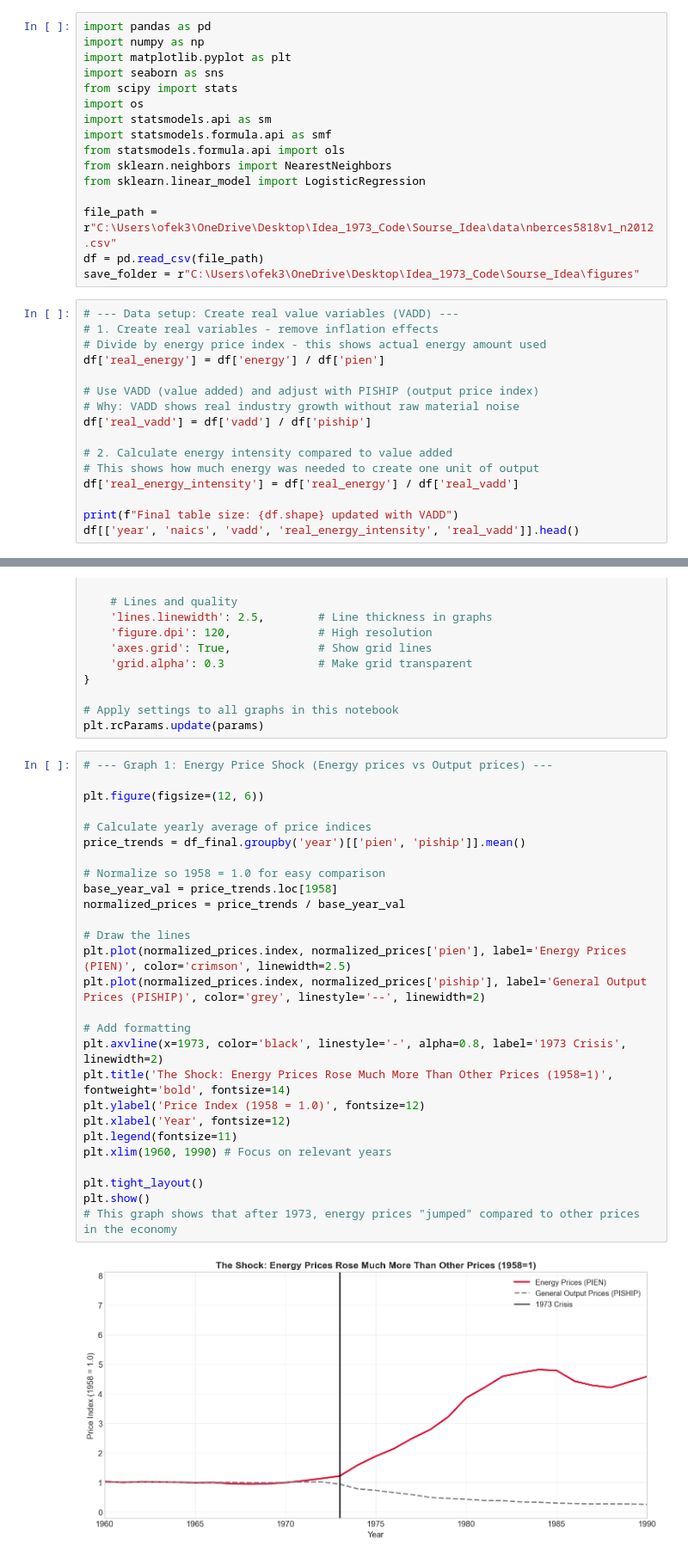
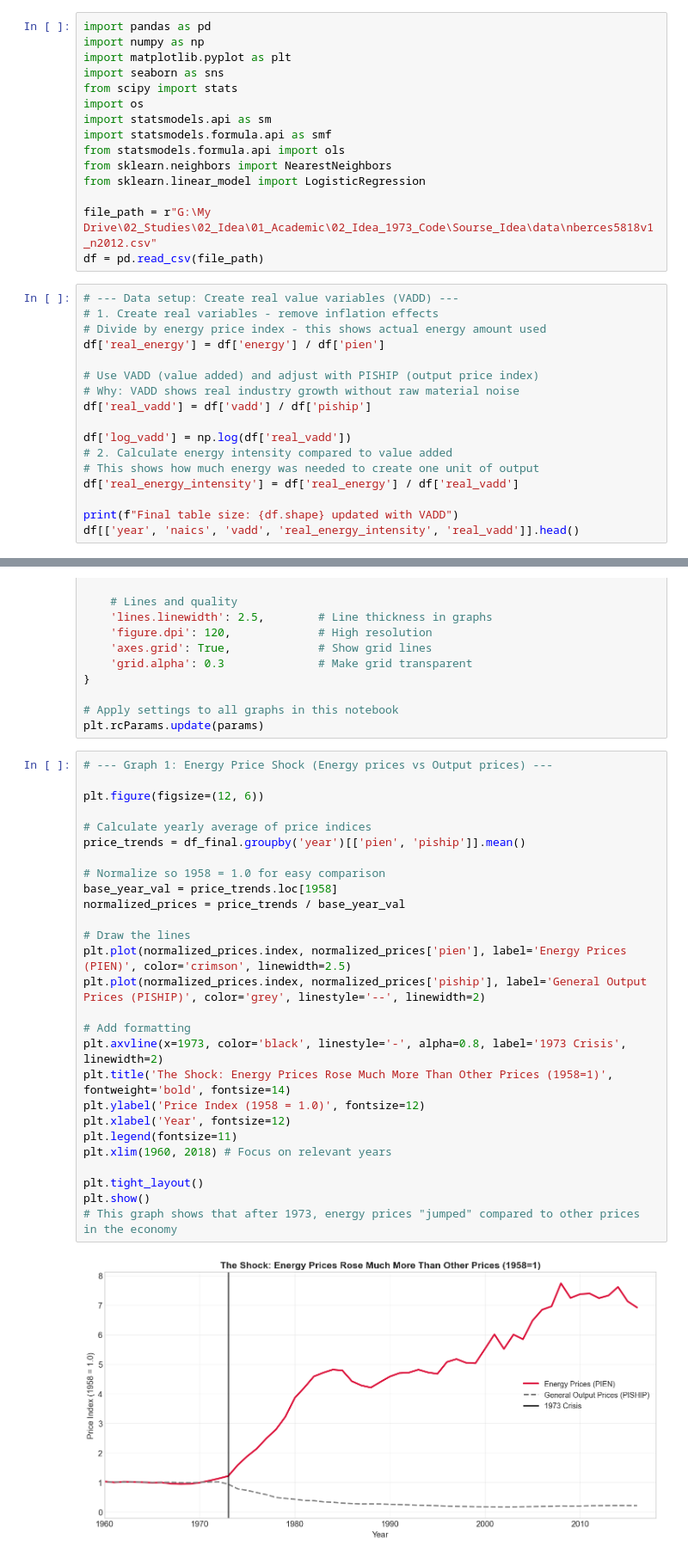
Before and after one commit to ofek31415-eng/Sourse_Idea, a Jupyter notebook: notebooks/idea_data_analysis.ipynb, the cells around one changed output, grey strips where cells are left out. Shown at 86% size. Saved outputs shown, nothing was run; the diff lists cells and outputs as text.

```diff
--- a/notebooks/idea_data_analysis.ipynb
+++ b/notebooks/idea_data_analysis.ipynb
@@ -11,9 +11,8 @@ from statsmodels.formula.api import ols
 from sklearn.neighbors import NearestNeighbors
 from sklearn.linear_model import LogisticRegression
 
-file_path = r"C:\Users\ofek3\OneDrive\Desktop\Idea_1973_Code\Sourse_Idea\data\nberces5818v1_n2012.csv"
+file_path = r"G:\My Drive\02_Studies\02_Idea\01_Academic\02_Idea_1973_Code\Sourse_Idea\data\nberces5818v1_n2012.csv"
 df = pd.read_csv(file_path)
-save_folder = r"C:\Users\ofek3\OneDrive\Desktop\Idea_1973_Code\Sourse_Idea\figures"
 # %%
 # --- Data setup: Create real value variables (VADD) ---
 # 1. Create real variables - remove inflation effects
@@ -24,6 +23,7 @@ df['real_energy'] = df['energy'] / df['pien']
 # Why: VADD shows real industry growth without raw material noise
 df['real_vadd'] = df['vadd'] / df['piship']
 
+df['log_vadd'] = np.log(df['real_vadd'])
 # 2. Calculate energy intensity compared to value added
 # This shows how much energy was needed to create one unit of output
 df['real_energy_intensity'] = df['real_energy'] / df['real_vadd']
@@ -264,32 +264,32 @@ plt.rcParams.update(params)
 # %%
 # --- Graph 1: Energy Price Shock (Energy prices vs Output prices) ---
 
 plt.figure(figsize=(12, 6))
 
 # Calculate yearly average of price indices
 price_trends = df_final.groupby('year')[['pien', 'piship']].mean()
 
 # Normalize so 1958 = 1.0 for easy comparison
 base_year_val = price_trends.loc[1958]
 normalized_prices = price_trends / base_year_val
 
 # Draw the lines
 plt.plot(normalized_prices.index, normalized_prices['pien'], label='Energy Prices (PIEN)', color='crimson', linewidth=2.5)
 plt.plot(normalized_prices.index, normalized_prices['piship'], label='General Output Prices (PISHIP)', color='grey', linestyle='--', linewidth=2)
 
 # Add formatting
 plt.axvline(x=1973, color='black', linestyle='-', alpha=0.8, label='1973 Crisis', linewidth=2)
 plt.title('The Shock: Energy Prices Rose Much More Than Other Prices (1958=1)', fontweight='bold', fontsize=14)
 plt.ylabel('Price Index (1958 = 1.0)', fontsize=12)
 plt.xlabel('Year', fontsize=12)
 plt.legend(fontsize=11)
-plt.xlim(1960, 1990) # Focus on relevant years
+plt.xlim(1960, 2018) # Focus on relevant years
 
 plt.tight_layout()
 plt.show()
 # This graph shows that after 1973, energy prices "jumped" compared to other prices in the economy
 # %% [output]
-[figure, old version]
+[figure, new version]
 # %%
 plt.figure(figsize=(12, 6))
 
```
Also changed, not shown: parts of 8 cells of this notebook, 26 other files.
